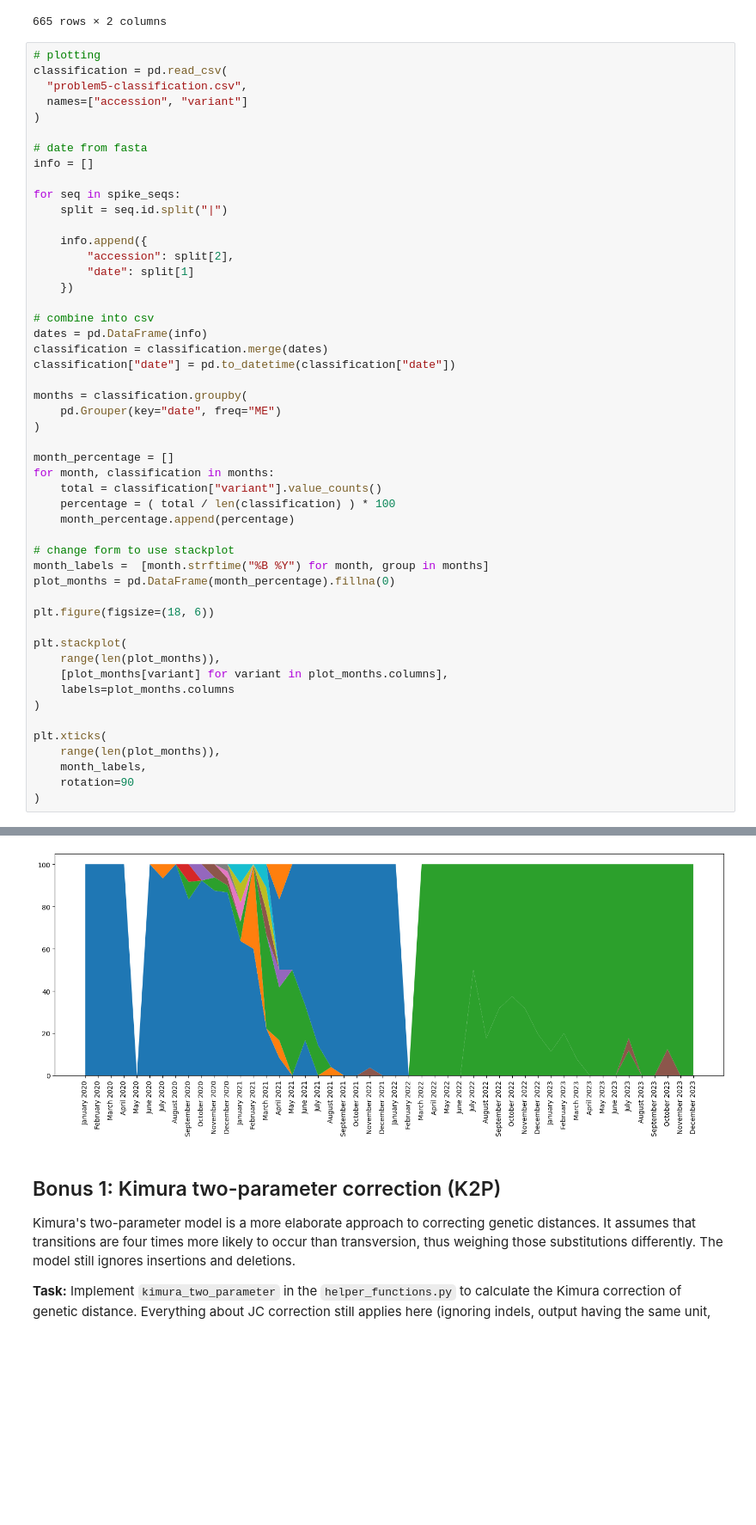
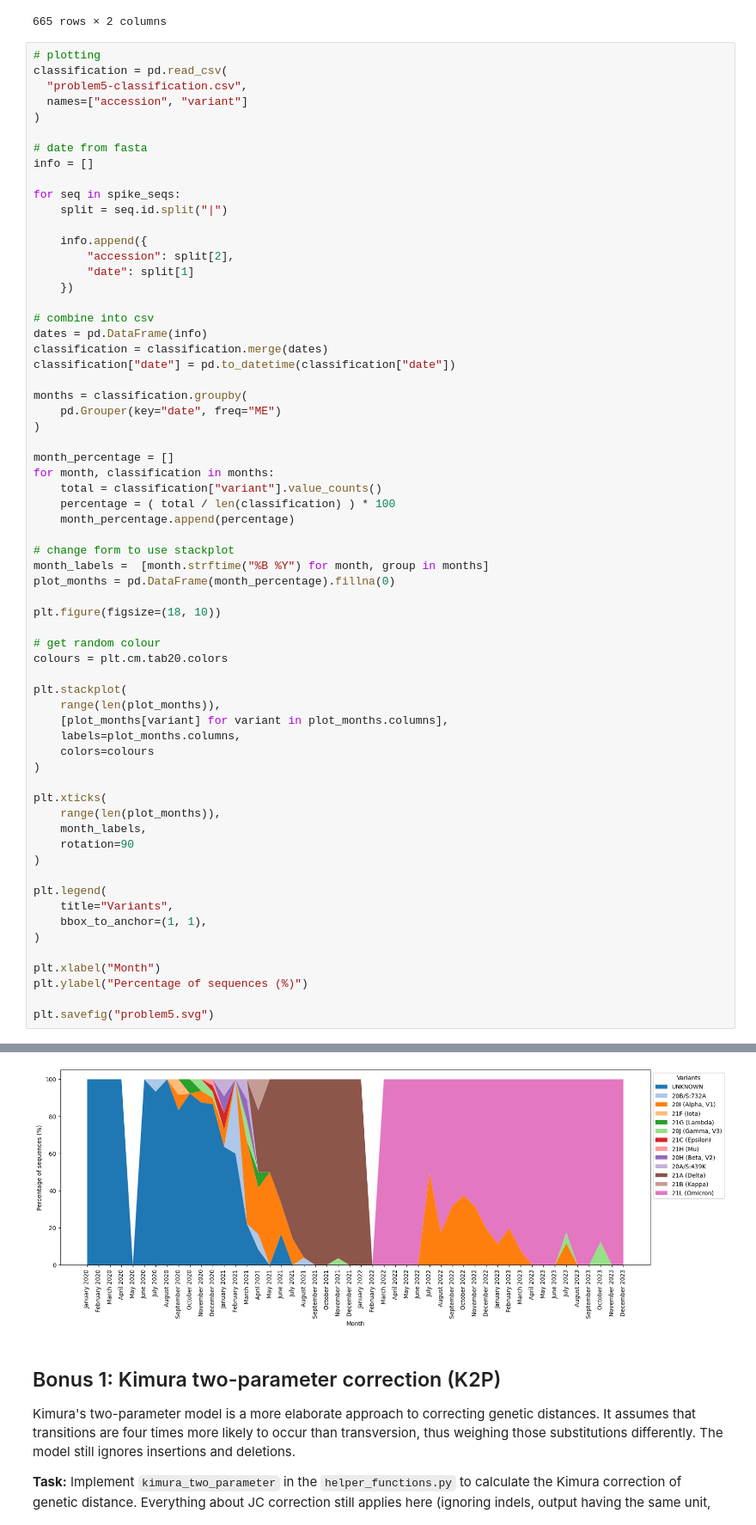
Before and after one commit to aewr-ey/assign_viral_evo, a Jupyter notebook: viral_evo_workbook.ipynb, the cells around one changed output, grey strips where cells are left out. Shown at 86% size. Saved outputs shown, nothing was run; the diff lists cells and outputs as text; blank space fills up the shorter version.

Commit message:
add legend + axis labels:

```diff
--- a/viral_evo_workbook.ipynb
+++ b/viral_evo_workbook.ipynb
@@ -649,12 +649,16 @@ for month, classification in months:
 month_labels =  [month.strftime("%B %Y") for month, group in months]
 plot_months = pd.DataFrame(month_percentage).fillna(0)
 
-plt.figure(figsize=(18, 6))
+plt.figure(figsize=(18, 10))
+
+# get random colour
+colours = plt.cm.tab20.colors
 
 plt.stackplot(
     range(len(plot_months)),
     [plot_months[variant] for variant in plot_months.columns],
-    labels=plot_months.columns
+    labels=plot_months.columns,
+    colors=colours
 )
 
 plt.xticks(
@@ -662,4 +666,14 @@ plt.xticks(
     month_labels,
     rotation=90
 )
+
+plt.legend(
+    title="Variants",
+    bbox_to_anchor=(1, 1),
+)
+
+plt.xlabel("Month")
+plt.ylabel("Percentage of sequences (%)")
+
+plt.savefig("problem5.svg")
 # %% [output]
@@ -683,4 +680,4 @@ plt.xticks(
-[figure, old version]
+[figure, new version]
 # %% [markdown]
 ## Bonus 1: Kimura two-parameter correction (K2P)
 
```
Also changed, not shown: parts of 1 cell of this notebook, 1 other file.
